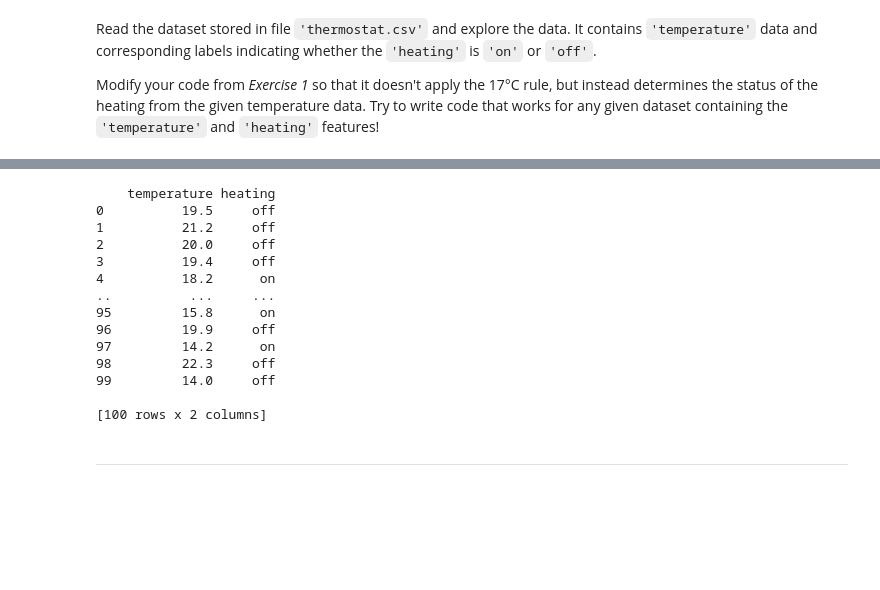
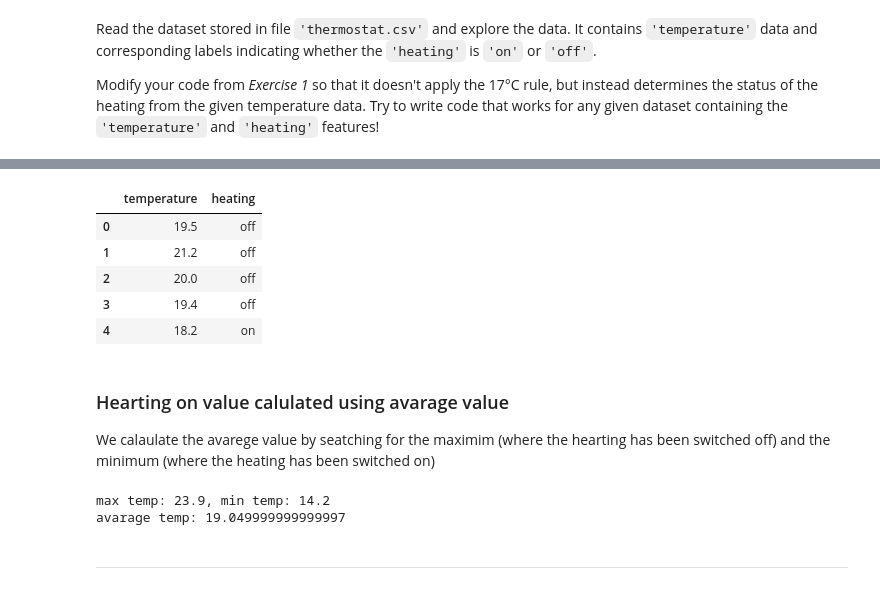
Before and after one commit to petervcvives/CursusML, a Jupyter notebook: 02_introduction/Thermostat.ipynb, the cells around one changed output, grey strips where cells are left out. Saved outputs shown, nothing was run; the diff lists cells and outputs as text; code cells hidden in the pictures; blank space fills up the shorter version.

```diff
--- a/02_introduction/Thermostat.ipynb
+++ b/02_introduction/Thermostat.ipynb
@@ -51,22 +51,28 @@ Mounted at /content/gdrive
 # %%
 import pandas as pd
 df = pd.read_csv('/content/gdrive/MyDrive/CusrusML/thermostat.csv')
 
-print(df)
+df.head()
 # %% [output]
-    temperature heating
-0          19.5     off
-1          21.2     off
-2          20.0     off
-3          19.4     off
-4          18.2      on
-..          ...     ...
-95         15.8      on
-96         19.9     off
-97         14.2      on
-98         22.3     off
-99         14.0     off
-
-[100 rows x 2 columns]
+|  | temperature | heating |
+| 0 | 19.5 | off |
+| 1 | 21.2 | off |
+| 2 | 20.0 | off |
+| 3 | 19.4 | off |
+| 4 | 18.2 | on |
+# %% [markdown]
+### Hearting on value calulated using avarage value
+We calaulate the avarege value by seatching for the maximim (where the hearting has been switched off) and the minimum (where the heating has been switched on)
+# %%
+maxtemp = df.loc[df["heating"] == 'off']['temperature'].max()
+mintemp = df.loc[df["heating"] == 'on']['temperature'].min()
+
+print(f'max temp: {maxtemp}, min temp: {mintemp}')
+
+avaragetemp = (maxtemp +mintemp) /2
+print(f'avarage temp: {avaragetemp}')
+# %% [output]
+max temp: 23.9, min temp: 14.2
+avarage temp: 19.049999999999997
 # %% [markdown]
 ---
```
Also changed, not shown: parts of 2 cells of this notebook.
